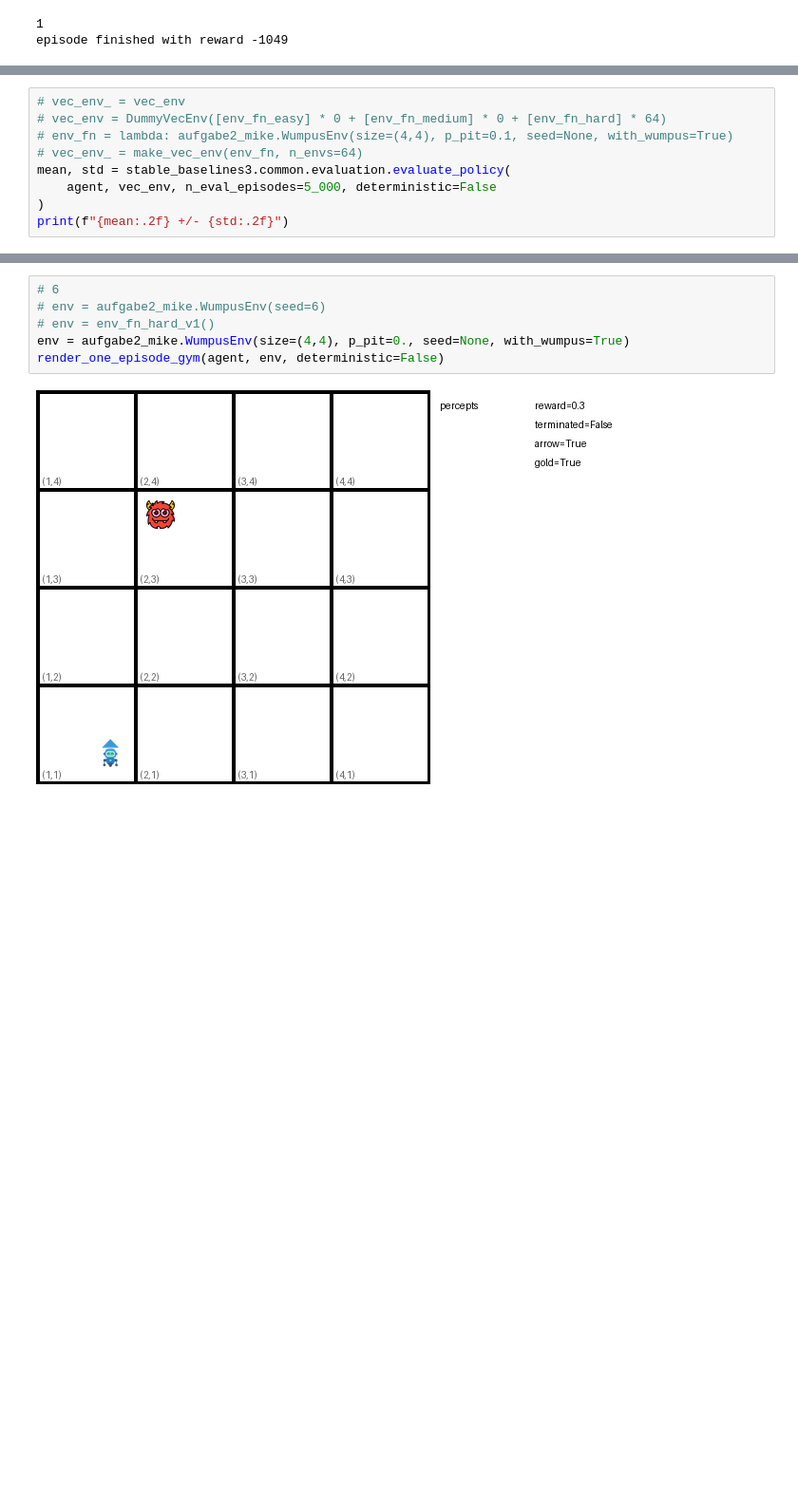
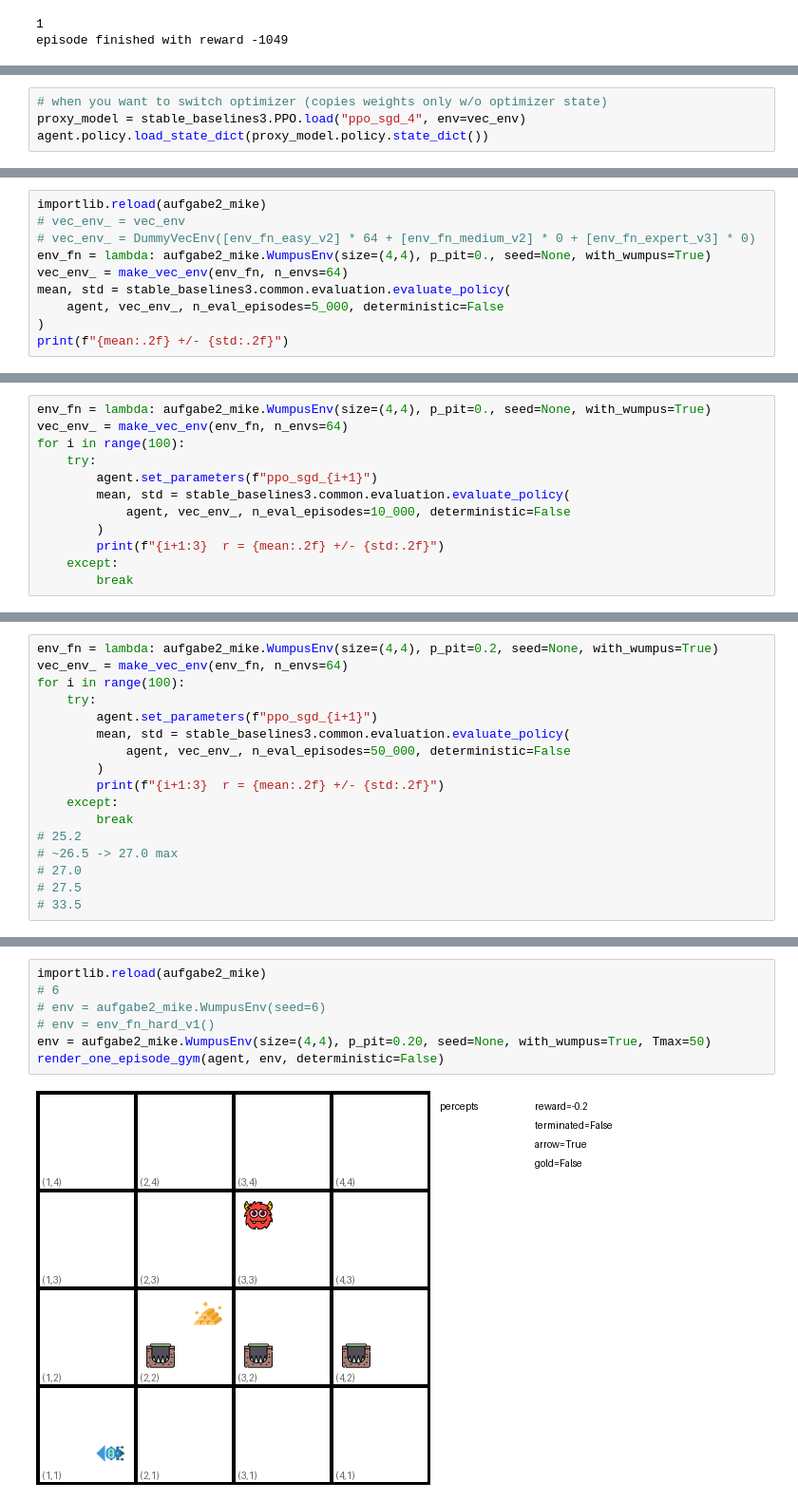
Before and after one commit to mkhlyzov/Tutoring_Dima, a Jupyter notebook: PA2/src/training.ipynb, the cells around one changed output, grey strips where cells are left out. Shown at 95% size. Saved outputs shown, nothing was run; the diff lists cells and outputs as text; blank space fills up the shorter version.

Commit message:
Update scripts for training wumpus

```diff
--- a/PA2/src/training.ipynb
+++ b/PA2/src/training.ipynb
@@ -218,0 +218,4 @@ agent.learn(total_timesteps=6_000_000, log_interval=1)
+# %%
+# when you want to switch optimizer (copies weights only w/o optimizer state)
+proxy_model = stable_baselines3.PPO.load("ppo_sgd_4", env=vec_env)
+agent.policy.load_state_dict(proxy_model.policy.state_dict())
@@ -223,12 +229,13 @@ agent.learn(total_timesteps=6_000_000, log_interval=1)
 # from pandas.io import clipboard
 # clipboard.copy(f'"{export_ppo_to_string(agent, np.float16)}"')
 # %%
+importlib.reload(aufgabe2_mike)
 # vec_env_ = vec_env
-# vec_env = DummyVecEnv([env_fn_easy] * 0 + [env_fn_medium] * 0 + [env_fn_hard] * 64)
-# env_fn = lambda: aufgabe2_mike.WumpusEnv(size=(4,4), p_pit=0.1, seed=None, with_wumpus=True)
-# vec_env_ = make_vec_env(env_fn, n_envs=64)
+# vec_env_ = DummyVecEnv([env_fn_easy_v2] * 64 + [env_fn_medium_v2] * 0 + [env_fn_expert_v3] * 0)
+env_fn = lambda: aufgabe2_mike.WumpusEnv(size=(4,4), p_pit=0., seed=None, with_wumpus=True)
+vec_env_ = make_vec_env(env_fn, n_envs=64)
 mean, std = stable_baselines3.common.evaluation.evaluate_policy(
-    agent, vec_env, n_eval_episodes=5_000, deterministic=False
+    agent, vec_env_, n_eval_episodes=5_000, deterministic=False
 )
 print(f"{mean:.2f} +/- {std:.2f}")
 # %% [output]
@@ -235,0 +243,12 @@ print(f"{mean:.2f} +/- {std:.2f}")
+# %%
+env_fn = lambda: aufgabe2_mike.WumpusEnv(size=(4,4), p_pit=0., seed=None, with_wumpus=True)
+vec_env_ = make_vec_env(env_fn, n_envs=64)
+for i in range(100):
+    try:
+        agent.set_parameters(f"ppo_sgd_{i+1}")
+        mean, std = stable_baselines3.common.evaluation.evaluate_policy(
+            agent, vec_env_, n_eval_episodes=10_000, deterministic=False
+        )
+        print(f"{i+1:3}  r = {mean:.2f} +/- {std:.2f}")
+    except:
+        break
@@ -235,0 +260,17 @@ print(f"{mean:.2f} +/- {std:.2f}")
+# %%
+env_fn = lambda: aufgabe2_mike.WumpusEnv(size=(4,4), p_pit=0.2, seed=None, with_wumpus=True)
+vec_env_ = make_vec_env(env_fn, n_envs=64)
+for i in range(100):
+    try:
+        agent.set_parameters(f"ppo_sgd_{i+1}")
+        mean, std = stable_baselines3.common.evaluation.evaluate_policy(
+            agent, vec_env_, n_eval_episodes=50_000, deterministic=False
+        )
+        print(f"{i+1:3}  r = {mean:.2f} +/- {std:.2f}")
+    except:
+        break
+# 25.2
+# ~26.5 -> 27.0 max
+# 27.0
+# 27.5
+# 33.5
@@ -236,9 +282,10 @@ print(f"{mean:.2f} +/- {std:.2f}")
 # %%
+importlib.reload(aufgabe2_mike)
 # 6
 # env = aufgabe2_mike.WumpusEnv(seed=6)
 # env = env_fn_hard_v1()
-env = aufgabe2_mike.WumpusEnv(size=(4,4), p_pit=0., seed=None, with_wumpus=True)
+env = aufgabe2_mike.WumpusEnv(size=(4,4), p_pit=0.20, seed=None, with_wumpus=True, Tmax=50)
 render_one_episode_gym(agent, env, deterministic=False)
 # %% [output]
-[figure, old version]
+[figure, new version]
 5
```
Also changed, not shown: parts of 13 cells of this notebook, 3 other files.
